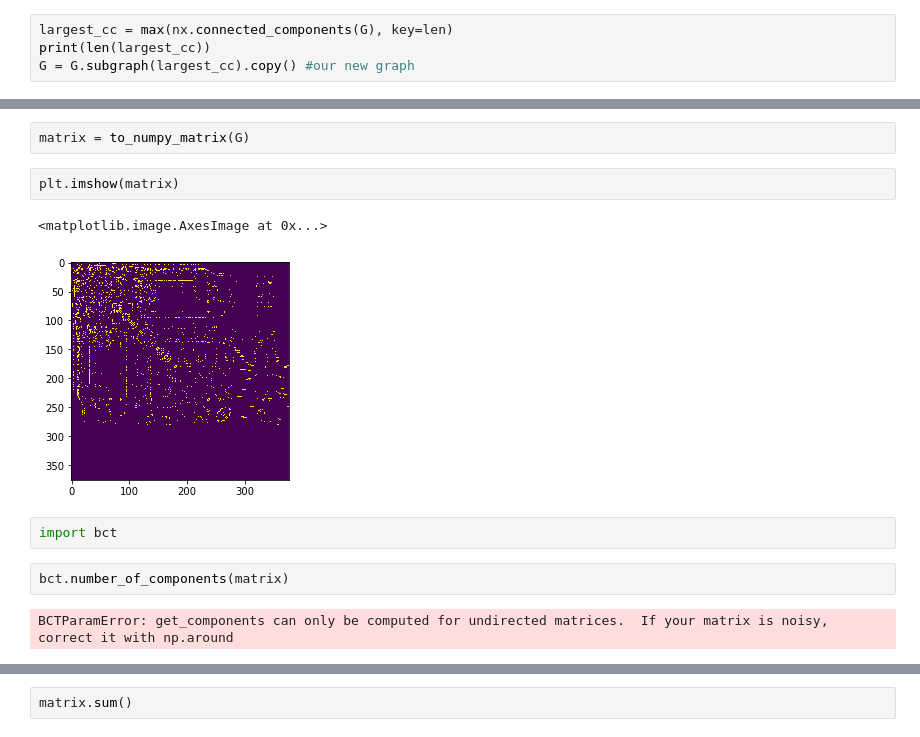
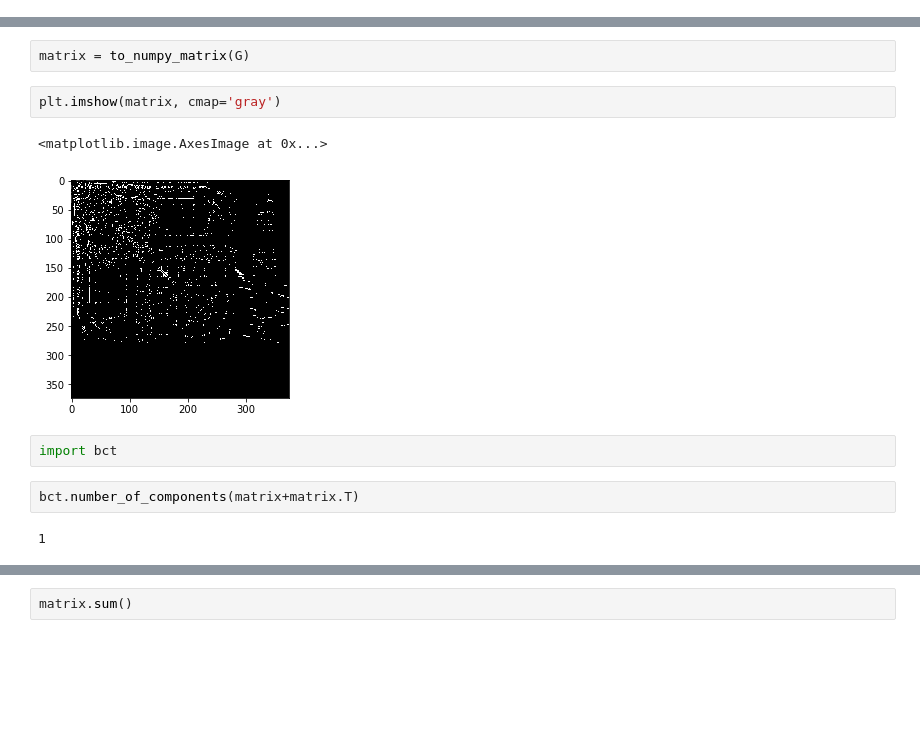
Before and after one commit to oercompbiomed/CBM101, a Jupyter notebook: D_Network_analysis/4_Connectome_C_elegans.ipynb, the cells around one changed output, grey strips where cells are left out. Saved outputs shown, nothing was run; the diff lists cells and outputs as text; blank space fills up the shorter version.

```diff
--- a/D_Network_analysis/4_Connectome_C_elegans.ipynb
+++ b/D_Network_analysis/4_Connectome_C_elegans.ipynb
@@ -331,4 +334,0 @@ Currently, the network is disconnected (some subnetworks are unreachable from ea
-# %%
-largest_cc = max(nx.connected_components(G), key=len)
-print(len(largest_cc))
-G = G.subgraph(largest_cc).copy() #our new graph
@@ -463,13 +604,13 @@ from networkx.convert_matrix import to_numpy_matrix
 # %%
 matrix = to_numpy_matrix(G)
 # %%
-plt.imshow(matrix)
+plt.imshow(matrix, cmap='gray')
 # %% [output]
 <matplotlib.image.AxesImage at 0x...>
-[figure, old version]
+[figure, new version]
 # %%
 import bct
 # %%
-bct.number_of_components(matrix)
+bct.number_of_components(matrix+matrix.T)
 # %% [output]
-BCTParamError: get_components can only be computed for undirected matrices.  If your matrix is noisy, correct it with np.around
+1
```
Also changed, not shown: parts of 63 cells of this notebook.
